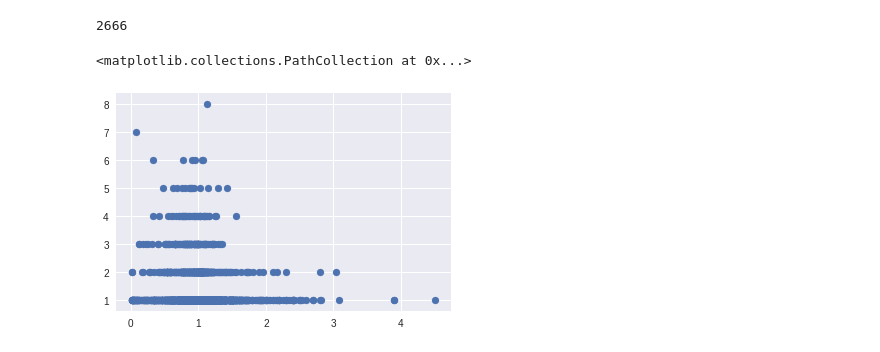
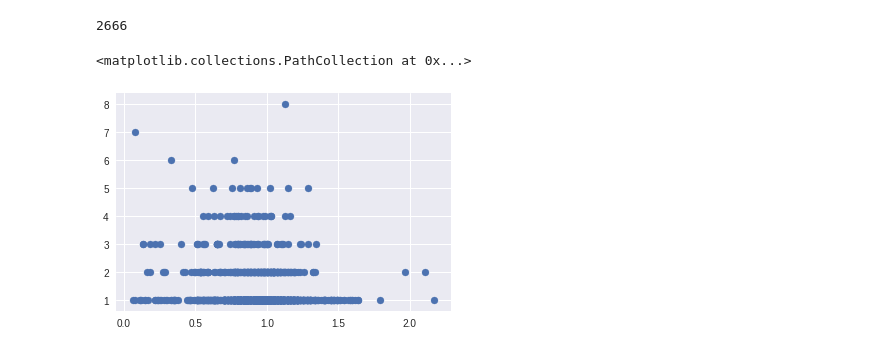
Before and after one commit to saint-germain/population_synthesis, a Jupyter notebook: tools/exoplanets.ipynb, the cells around one changed output. Saved outputs shown, nothing was run; the diff lists cells and outputs as text; code cells hidden in the pictures.

```diff
--- a/tools/exoplanets.ipynb
+++ b/tools/exoplanets.ipynb
@@ -138,8 +72,40 @@ for i in snames:
 len(npl)
 # %% [output]
 2666
-# %%
-plt.scatter(ms,npl)
-# %% [output]
-<matplotlib.collections.PathCollection at 0x...>
-[figure, removed]
+# %%
+ms,msmin,msma,gia,ngi,mgi,mtr,com=[],[],[],[],[],[],[],[]
+df=dems
+lip=collections.Counter(df.star_name)
+snames=np.array(list(lip.keys()))
+npl=np.array(list(lip.values()))
+mycols=['mass', 'mass_error_min', 'mass_error_max','mass_sini', 'mass_sini_error_min', 'mass_sini_error_max', 'semi_major_axis', 'semi_major_axis_error_min',
+       'semi_major_axis_error_max','star_metallicity',
+       'star_metallicity_error_min', 'star_metallicity_error_max', 'star_mass',
+       'star_mass_error_min', 'star_mass_error_max']
+dd=df[mycols]
+for i in snames:
+    filter=df.star_name==i
+    dummy=dd[filter]
+    ms+=[dummy.star_mass.iloc[0]]
+    msmin+=[dummy.star_mass_error_min.iloc[0]]
+    msmax+=[dummy.star_mass_error_max.iloc[0]]
+#    dummy=dummy[np.isfinite[]]
+    giafil=dummy.mass*mjup>10
+    gia+=[np.any(giafil)]
+    ngi+=[giafil.sum()]
+    mgi+=[dummy.mass[giafil].sum()*mjup]
+ #   if np.isnan(dummy.mass[~giafil].sum()*mjup):
+ #       print(len(dummy))
+
+    mtr+=[dummy.mass[~giafil].sum()*mjup]
+    com+=[(dummy.mass*dummy.semi_major_axis).sum()/dummy.mass.sum()]
+aaa=[]
+for i in [ms,msmin,msma,gia,ngi,mgi,mtr,com]:
+    aaa+=[np.array(i)]
+ms,msmin,msma,gia,ngi,mgi,mtr,com=aaa
+# %%
+filt=~np.array(gia)
+plt.scatter(ms[filt],npl[filt])
+# %% [output]
+<matplotlib.collections.PathCollection at 0x...>
+[figure, added]
```
Also changed, not shown: parts of 12 cells of this notebook, 1 other file.
